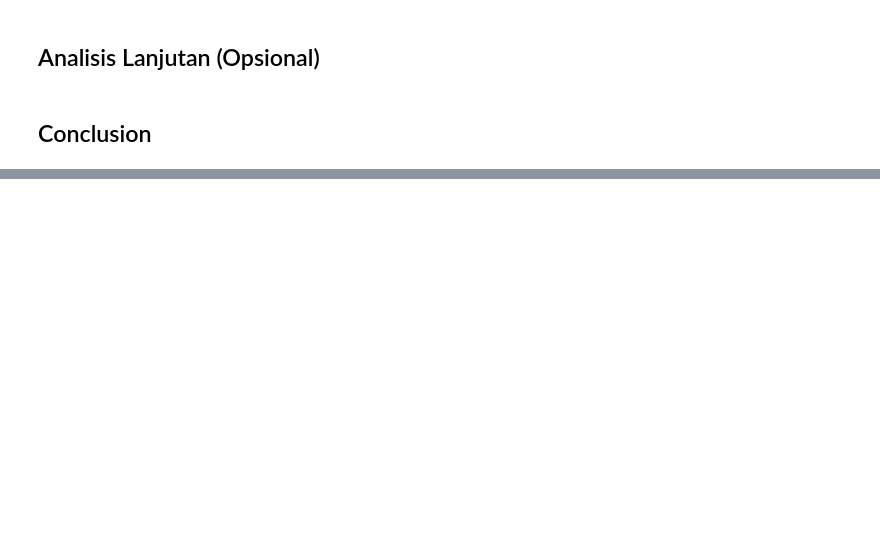
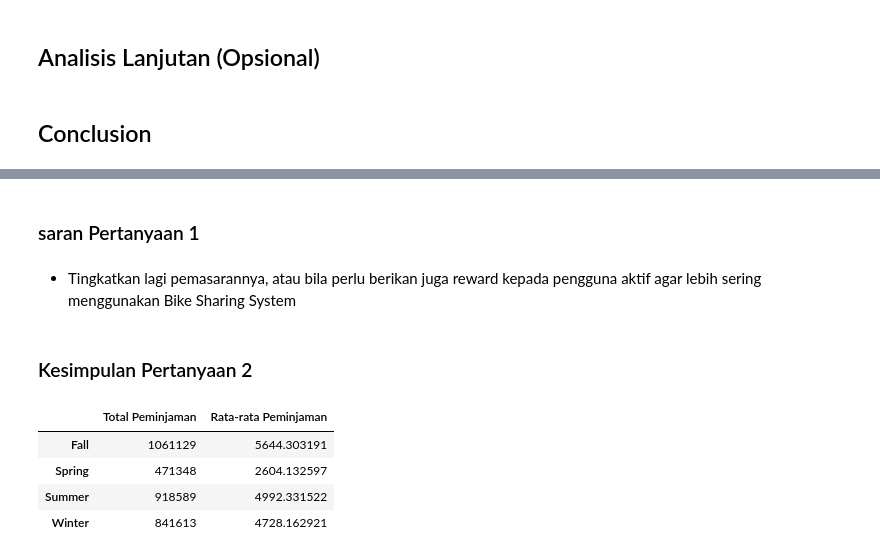
Before and after one commit to ALcitya/Proyek_Akhir_Analisis_Data, a Jupyter notebook: Bike_Notebook.ipynb, the cells around one changed output, grey strips where cells are left out. Saved outputs shown, nothing was run; the diff lists cells and outputs as text; code cells hidden in the pictures; blank space fills up the shorter version.

```diff
--- a/Bike_Notebook.ipynb
+++ b/Bike_Notebook.ipynb
@@ -380,0 +483,14 @@ plt.show()
+# %% [markdown]
+### saran Pertanyaan 1
+# %% [markdown]
+- Tingkatkan lagi pemasarannya, atau bila perlu berikan juga reward kepada pengguna aktif agar lebih sering menggunakan Bike Sharing System
+# %% [markdown]
+### Kesimpulan Pertanyaan 2
+# %%
+tabel_musim
+# %% [output]
+|  | Total Peminjaman | Rata-rata Peminjaman |
+| Fall | 1061129 | 5644.303191 |
+| Spring | 471348 | 2604.132597 |
+| Summer | 918589 | 4992.331522 |
+| Winter | 841613 | 4728.162921 |
```
Also changed, not shown: parts of 71 cells of this notebook, 1 other file.
